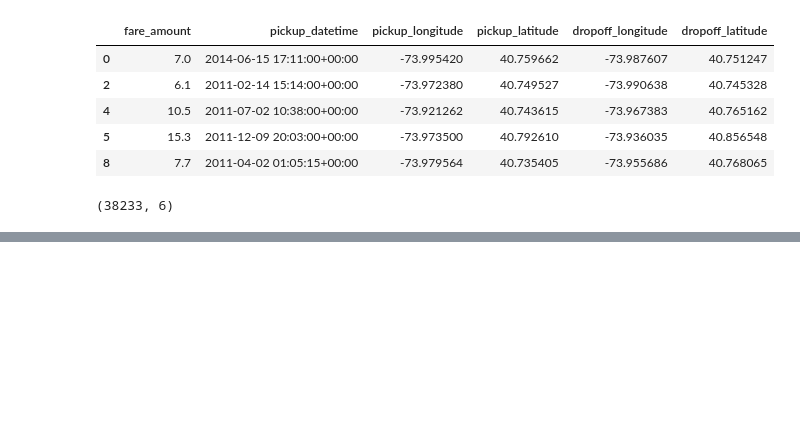
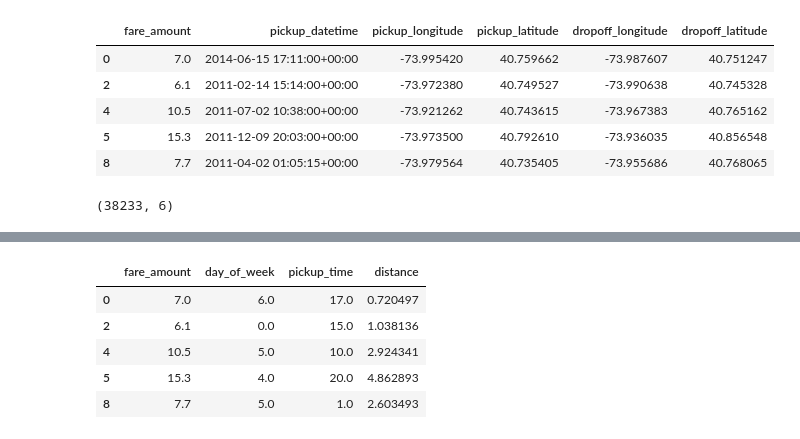
Before and after one commit to famodcoder/LinearReg, a Jupyter notebook: linearReg.ipynb, the cells around one changed output, grey strips where cells are left out. Drawn from its saved outputs; the diff is of its cells as text; code cells hidden in the pictures; blank space fills up the shorter version.

```diff
--- a/linearReg.ipynb
+++ b/linearReg.ipynb
@@ -92,3 +92,14 @@ df.head()
 | 4 | 10.5 | 2011-07-02 10:38:00+00:00 | -73.921262 | 40.743615 | -73.967383 | 40.765162 | ... |
 | 5 | 15.3 | 2011-12-09 20:03:00+00:00 | -73.973500 | 40.792610 | -73.936035 | 40.856548 | ... |
 | 8 | 7.7 | 2011-04-02 01:05:15+00:00 | -73.979564 | 40.735405 | -73.955686 | 40.768065 | ... |
+# %%
+df.drop(columns=['pickup_datetime', 'pickup_longitude', 'pickup_latitude',
+                 'dropoff_longitude', 'dropoff_latitude'], inplace=True)
+df.head()
+# %% [output]
+|  | fare_amount | day_of_week | pickup_time | distance |
+| 0 | 7.0 | 6.0 | 17.0 | 0.720497 |
+| 2 | 6.1 | 0.0 | 15.0 | 1.038136 |
+| 4 | 10.5 | 5.0 | 10.0 | 2.924341 |
+| 5 | 15.3 | 4.0 | 20.0 | 4.862893 |
+| 8 | 7.7 | 5.0 | 1.0 | 2.603493 |
```
Also changed, not shown: parts of 9 cells of this notebook.
